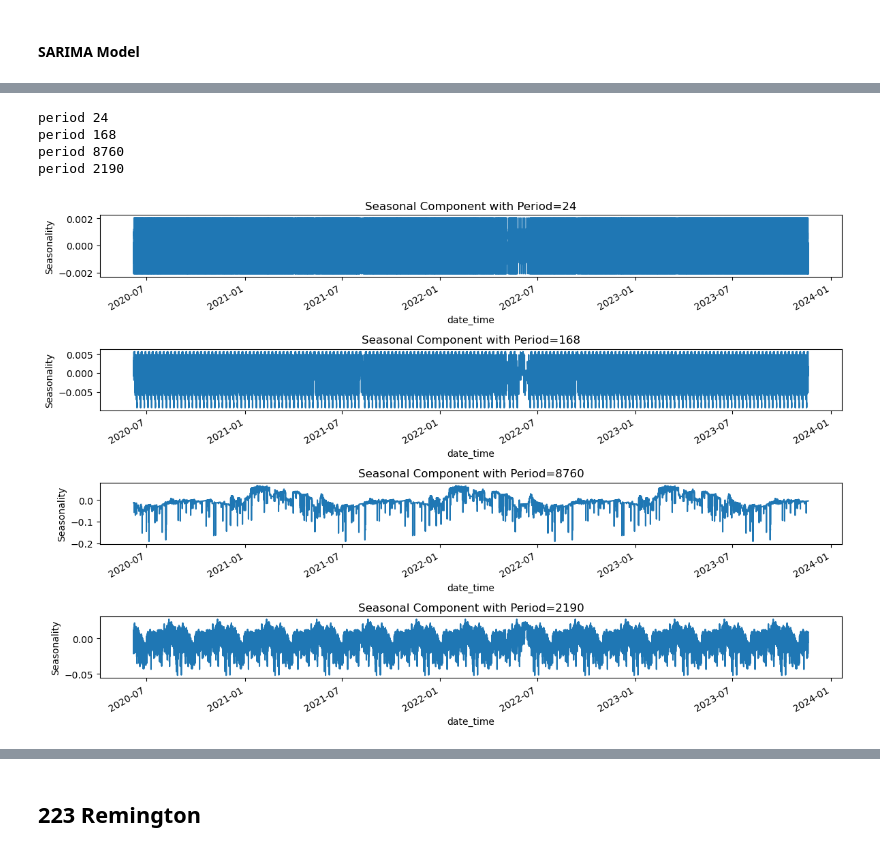
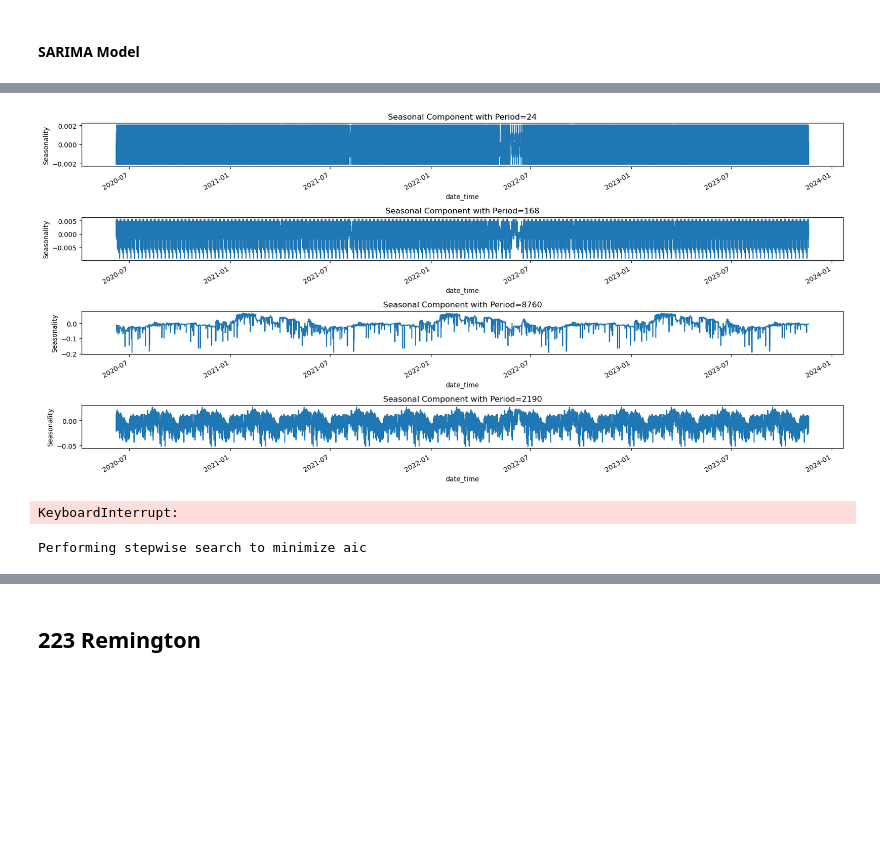
Before and after one commit to wyattcupp/ammo-time-series-forecasting, a Jupyter notebook: caliber_price_predictor.ipynb, the cells around one changed output, grey strips where cells are left out. Saved outputs shown, nothing was run; the diff lists cells and outputs as text; code cells hidden in the pictures; blank space fills up the shorter version.

```diff
--- a/caliber_price_predictor.ipynb
+++ b/caliber_price_predictor.ipynb
@@ -248,7 +248,7 @@ auto_ARIMA.order, auto_ARIMA.seasonal_order
 # %%
 arima_model = models.ARIMA(df_9['ppr'], order=auto_ARIMA.order, seasonal_order=(0,0,0,0))
 
-arima_fitted = model.fit()
+arima_fitted = arima_model.fit()
 
 arima_fitted.summary()
 # %% [output]
@@ -276,0 +277,4 @@ Warnings:
+# %%
+df_9['pred'] = arima_fitted.predict(start=df_9.index[0], end=df_9.index[-1], dynamic=False)
+
+df_9.head()
@@ -318,40 +375,47 @@ decompositions = {}
 for period in seasonal_periods:
     result = seasonal.seasonal_decompose(df_9['ppr'], model='additive', period=period)
     decompositions[period] = result
-# %% [output]
-period 24
-period 168
-period 8760
-period 2190
 # %%
-fig, axes = plt.subplots(nrows=len(seasonal_periods), figsize=(12, 8))
+fig, axes = plt.subplots(nrows=len(seasonal_periods), figsize=(17, 8))
 
 for i, period in enumerate(seasonal_periods):
     decompositions[period].seasonal.plot(ax=axes[i])
     axes[i].set_title(f'Seasonal Component with Period={period}')
     axes[i].set_ylabel('Seasonality')
 
 plt.tight_layout()
 plt.show()
 # %% [output]
-[figure, old version]
+[figure, new version]
 # %%
 # Seasonal - fit stepwise auto-ARIMA
 auto_SARIMA = pm.auto_arima(df_9['ppr'],
                             start_p=1,
                             start_q=1,
                             test='adf',
-                            max_p=3,
-                            max_q=3,
-                            # m=12, #12 is the frequncy of the cycle
+                            max_p=5,
+                            max_q=5,
+                            m=168,
                             start_P=0,
                             seasonal=True, #set to seasonal
                             d=None,
                             D=1, #order of the seasonal differencing
-                            trace=False,
+                            trace=True,
                             error_action='ignore',
                             suppress_warnings=True,
                             stepwise=True)
+# %% [output]
+KeyboardInterrupt:
+# %%
+# Seasonal - fit stepwise auto-ARIMA
+auto_SARIMA = pm.auto_arima(df_9['ppr'],
+                             seasonal=True,
+                              m=168,  # Assuming weekly seasonality for hourly data
+                              information_criterion='aic',  # Could also use BIC or HQIC
+                              stepwise=True,  # Stepwise algorithm
+                              trace=True)  # Print results while fitting)
+# %% [output]
+Performing stepwise search to minimize aic
 # %%
 # use stattools ARIMA model
 
```
Also changed, not shown: parts of 24 cells of this notebook.
